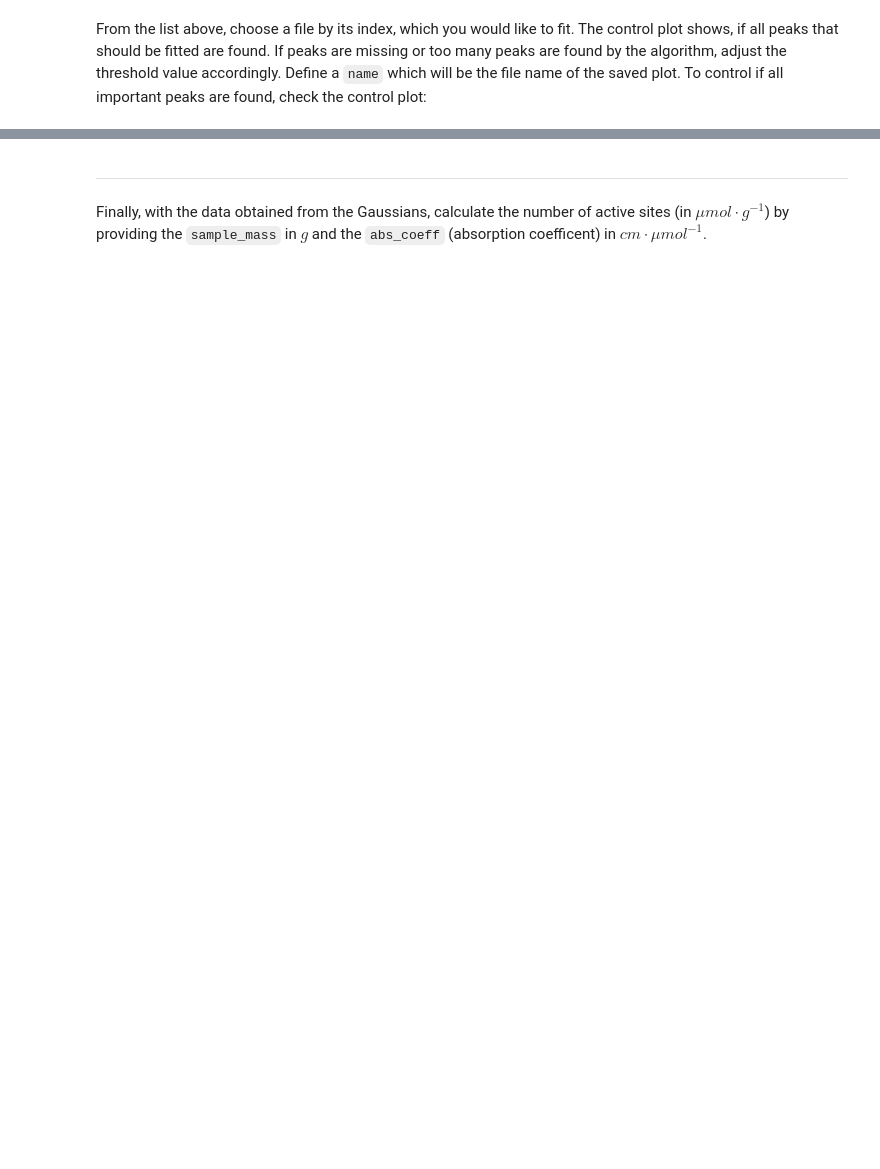
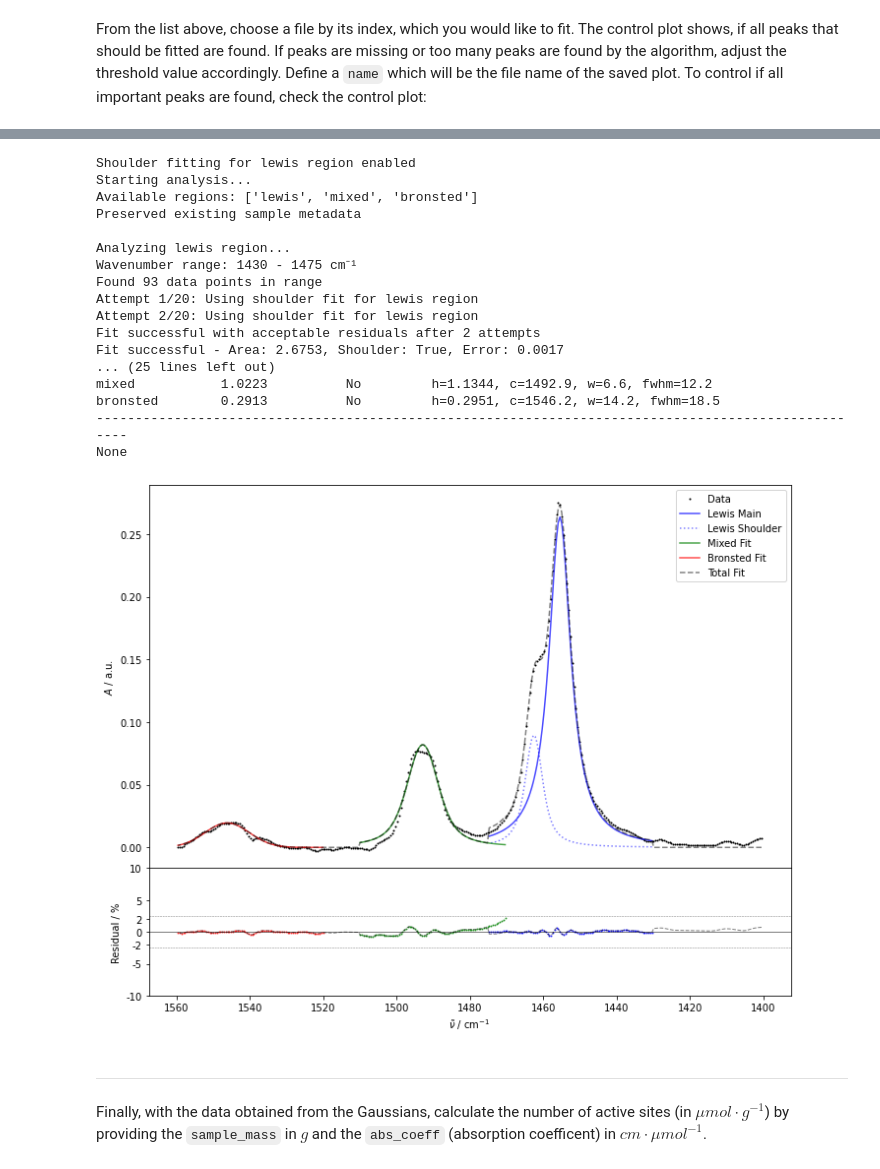
Before and after one commit to FAIRChemistry/FAIRVibSpec, a Jupyter notebook: ir_analysis.ipynb, the cells around one changed output, grey strips where cells are left out. Cells and saved outputs as stored; diff of their text form; code cells hidden in the pictures; blank space fills up the shorter version.

```diff
--- a/ir_analysis.ipynb
+++ b/ir_analysis.ipynb
@@ -99,13 +146,33 @@ peak_fitter.get_control_plot(index=index)
 # %%
 # does the Lewis peak have a shoulder?
-peak_fitter.force_shoulder("lewis", force=False)
+shoulder = True #Boolean (True/False)
+peak_fitter.force_shoulder("lewis", force=shoulder)
 
 #Run the main analysis
 peak_fitter.analyze()
 
 # View results (area, shoulder, detection)
 print(peak_fitter.print_results())
 peak_fitter.plot_results(index=index)
+# %% [output]
+Shoulder fitting for lewis region enabled
+Starting analysis...
+Available regions: ['lewis', 'mixed', 'bronsted']
+Preserved existing sample metadata
+
+Analyzing lewis region...
+Wavenumber range: 1430 - 1475 cm⁻¹
+Found 93 data points in range
+Attempt 1/20: Using shoulder fit for lewis region
+Attempt 2/20: Using shoulder fit for lewis region
+Fit successful with acceptable residuals after 2 attempts
+Fit successful - Area: 2.6753, Shoulder: True, Error: 0.0017
+... (25 lines left out)
+mixed           1.0223          No         h=1.1344, c=1492.9, w=6.6, fwhm=12.2
+bronsted        0.2913          No         h=0.2951, c=1546.2, w=14.2, fwhm=18.5
+----------------------------------------------------------------------------------------------------
+None
+[figure, added]
 # %% [markdown]
 ---
 Finally, with the data obtained from the Gaussians, calculate the number of active sites (in $\mu mol \cdot g^{-1}$) by providing the `sample_mass` in $g$ and the `abs_coeff` (absorption coefficent) in $cm \cdot \mu mol^{-1}$.
```
Also changed, not shown: parts of 8 cells of this notebook, 3 other files.
